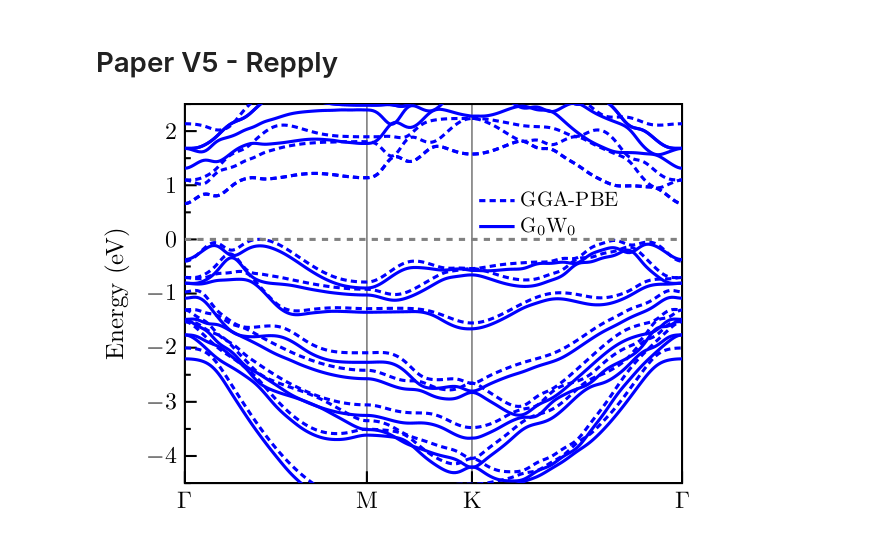
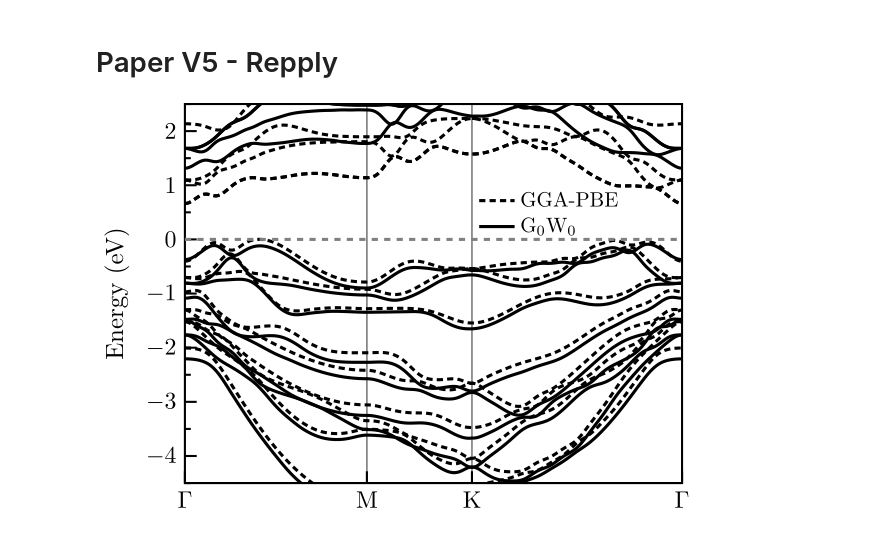
Before and after one commit to NanophotonIICOs/Sb2Te3-TDDFT-2DM, a Jupyter notebook: scripts-plots/bands_plots_g0w0.ipynb, the cells around one changed output. Cells and saved outputs as stored; diff of their text form; code cells hidden in the pictures.

```diff
--- a/scripts-plots/bands_plots_g0w0.ipynb
+++ b/scripts-plots/bands_plots_g0w0.ipynb
@@ -16,8 +16,8 @@ push!(PGFPlotsX.CUSTOM_PREAMBLE, raw"\usepgfplotslibrary{colormaps}")
 push!(PGFPlotsX.CUSTOM_PREAMBLE, raw"\usepgfplotslibrary{colorbrewer}")
 push!(PGFPlotsX.CUSTOM_PREAMBLE,raw"\usetikzlibrary{plotmarks}")
 
-data0=np.loadtxt("../YAMBO/count-1/G0W0/g0w0-bands-out/o-g0w0_bands_7_run.bands_interpolated_01")
-data1=np.loadtxt("../YAMBO/count-1/G0W0/g0w0-bands-out/o-g0w0_bands_7_run.bands_interpolated_02")
+data0=np.loadtxt("../YAMBO/acct-1/G0W0/g0w0-bands-out/o-g0w0_bands_7_run.bands_interpolated_01")
+data1=np.loadtxt("../YAMBO/acct-1/G0W0/g0w0-bands-out/o-g0w0_bands_7_run.bands_interpolated_02")
 xx =np.arange(0,238);
 
 tax = @pgf TikzPicture({ })
@@ -34,35 +34,35 @@ p = @pgf  Axis(
         "axis line style={line width=1pt,line cap=round}",
         "xtick pos=left",
         "ytick pos=left",
         xmin=0,xmax=data0[:,1][end],
         ymin=-4.5,ymax=2.5,
         xticklabels = "{\$\\Gamma\$,M,K,\$\\Gamma\$}",
         "xtick={0.0, 0.44530092, 0.702346955, 1.21643903}",
          xmajorgrids,
         "major x grid style={gray,thick}",
         ylabel = "Energy (eV)",
         "ytick distance=1",
         "legend style={
                 cells={anchor=west},
                 inner xsep=3pt,
                 inner ysep=1pt,
                 nodes={scale=1.0},
                 draw=none,
                 fill=none,
                 at={(axis cs:0.7,0.48)},
                 anchor=west
 }",
     },
-[Plot({"blue,densely dashed,forget plot"},Table("x"=>data0[:,1],"y"=>data0[:,i])) for i in 2:15],
-Plot({"blue,densely dashed"},Table("x"=>data0[:,1],"y"=>data0[:,12])),
+[Plot({"black,densely dashed,forget plot"},Table("x"=>data0[:,1],"y"=>data0[:,i])) for i in 2:15],
+Plot({"black,densely dashed"},Table("x"=>data0[:,1],"y"=>data0[:,12])),
 LegendEntry("GGA-PBE"),
-[Plot({"blue,forget plot"},Table("x"=>data0[:,1],"y"=>data1[:,i])) for i in 2:15],
-Plot({"blue"},Table("x"=>data0[:,1],"y"=>data1[:,14])),
+[Plot({"black,forget plot"},Table("x"=>data0[:,1],"y"=>data1[:,i])) for i in 2:15],
+Plot({"black"},Table("x"=>data0[:,1],"y"=>data1[:,14])),
 LegendEntry(L"\mathrm{G_{0}W_{0}}"),
 Plot({"color=gray,dashed"},Coordinates([0,data0[:,1][end]],[0,0]))
 )
 push!(tax,p)
 display("image/png", p)
 # pgfsave("fig-2.pdf",p)
 # %% [output]
-[figure, old version]
+[figure, new version]
```
Also changed, not shown: 47 other files.
